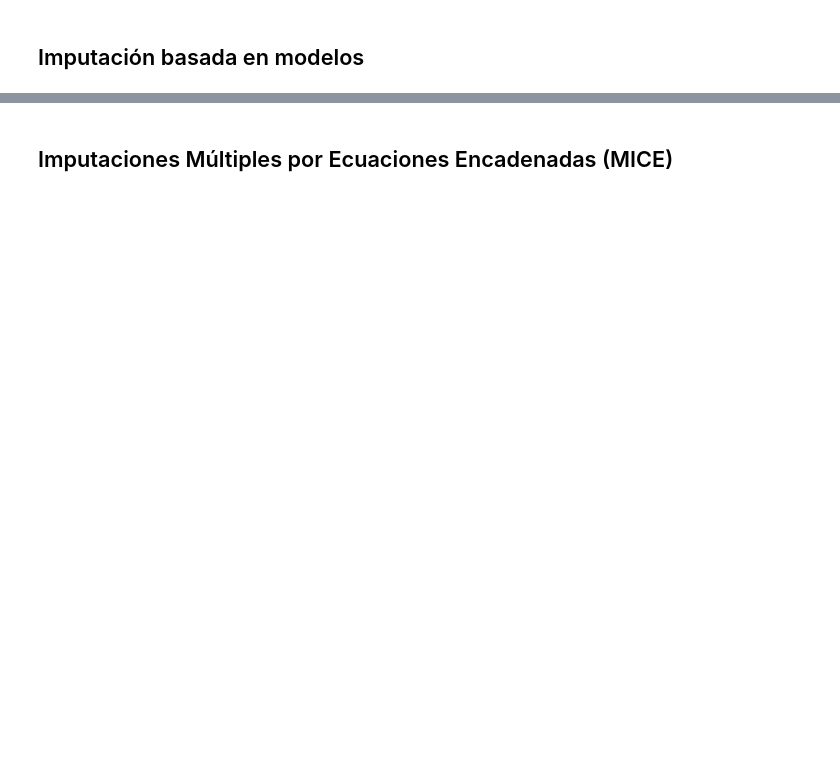
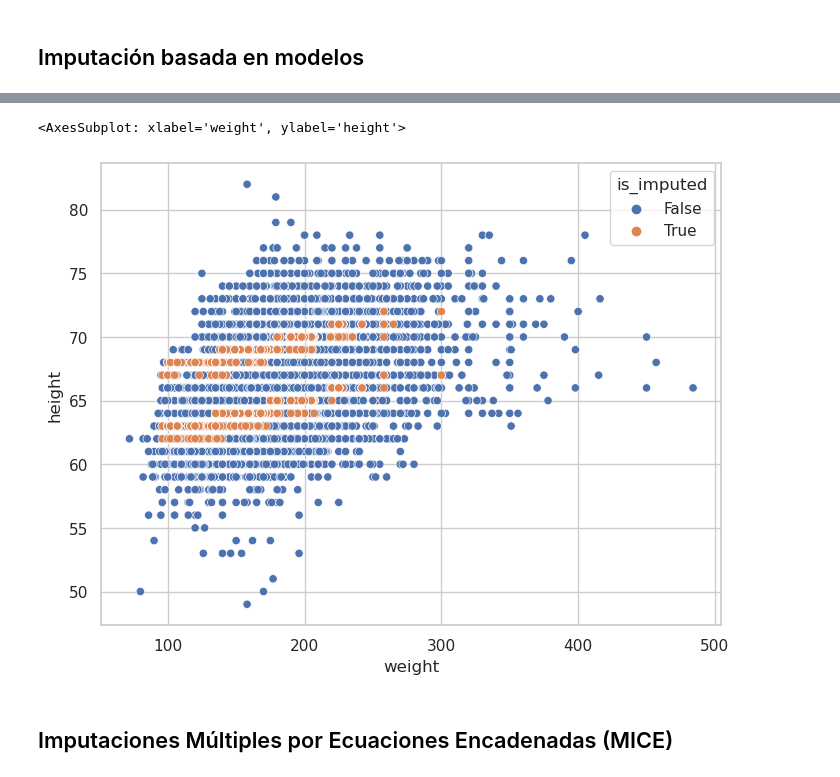
Before and after one commit to DiegoLerma/curso-imputacion-datos, a Jupyter notebook: notebooks/live-imputation-missing-values.ipynb, the cells around one changed output, grey strips where cells are left out. Cells and saved outputs as stored; diff of their text form; code cells hidden in the pictures; blank space fills up the shorter version.

```diff
--- a/notebooks/live-imputation-missing-values.ipynb
+++ b/notebooks/live-imputation-missing-values.ipynb
@@ -978,0 +1115,20 @@ dtype: int64
+# %%
+height_ols=(
+    nhanes_model_df
+    .pipe(
+        lambda df : smf.ols('height ~ weight + gender + age', data=df)
+    )
+    .fit()
+)
+# %%
+ols_imputed_values= (
+    nhanes_model_df
+    .pipe(
+        lambda df : df[df.height.isna()]
+    )
+    .pipe(
+        lambda df : height_ols.predict(df).round()
+    )
+)
+
+ols_imputed_values
@@ -978,0 +1149,3 @@ dtype: int64
+# %%
+nhanes_model_df.loc[nhanes_model_df.height.isna(), ['height']] = ols_imputed_values
+nhanes_model_df
@@ -979,2 +1179,15 @@ dtype: int64
+# %%
+(
+    nhanes_model_df
+    .missing
+    .scatter_imputation_plot(
+        x='weight',
+        y='height'
+    )
+
+)
+# %% [output]
+<AxesSubplot: xlabel='weight', ylabel='height'>
+[figure, added]
 # %% [markdown]
 ## Imputaciones Múltiples por Ecuaciones Encadenadas (MICE)
```
Also changed, not shown: parts of 20 cells of this notebook.
